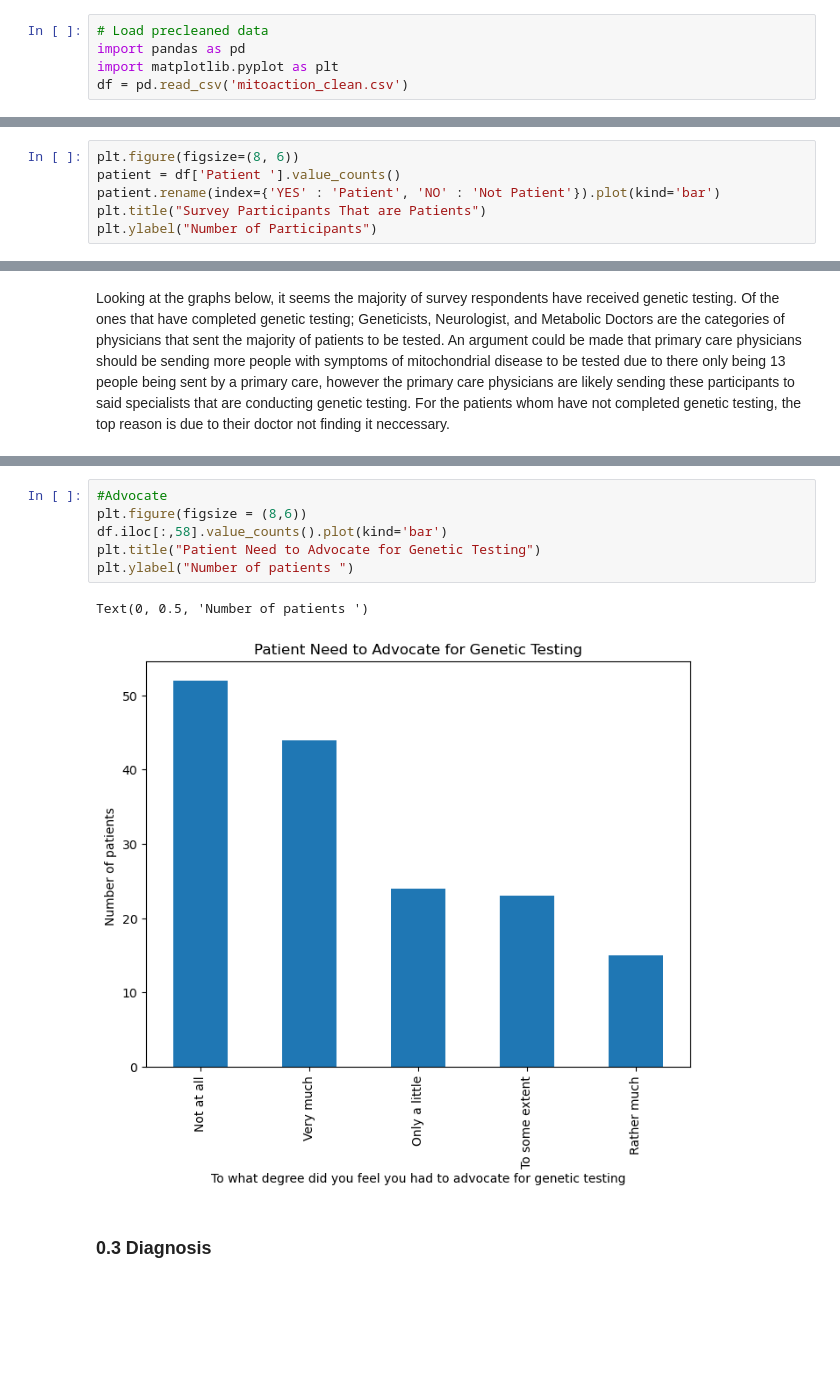
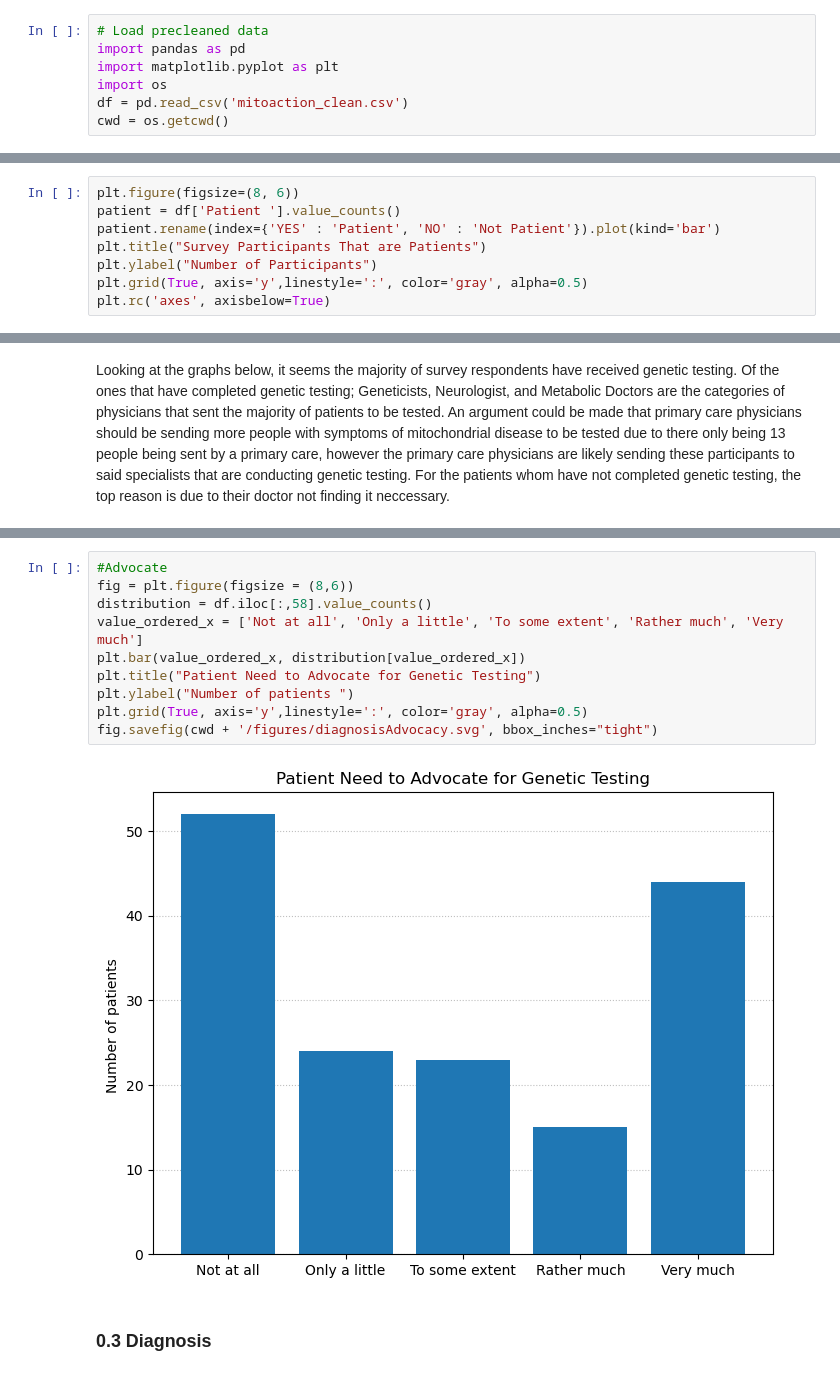
Before and after one commit to abigailajamian/MitoAction-Survey, a Jupyter notebook: mtioaction.ipynb, the cells around one changed output, grey strips where cells are left out. Cells and saved outputs as stored; diff of their text form; blank space fills up the shorter version.

```diff
--- a/mtioaction.ipynb
+++ b/mtioaction.ipynb
@@ -10,7 +10,9 @@
 # Load precleaned data
 import pandas as pd
 import matplotlib.pyplot as plt
+import os
 df = pd.read_csv('mitoaction_clean.csv')
+cwd = os.getcwd()
 # %% [markdown]
 ###  0.1 Survey Demographics
 # %% [markdown]
@@ -41,4 +43,6 @@ patient = df['Patient '].value_counts()
 patient.rename(index={'YES' : 'Patient', 'NO' : 'Not Patient'}).plot(kind='bar')
 plt.title("Survey Participants That are Patients")
 plt.ylabel("Number of Participants")
+plt.grid(True, axis='y',linestyle=':', color='gray', alpha=0.5)
+plt.rc('axes', axisbelow=True)
 # %% [output]
@@ -114,13 +117,16 @@ Text(0, 0.5, 'Number of patients ')
 [figure]
 # %%
 #Advocate
-plt.figure(figsize = (8,6))
-df.iloc[:,58].value_counts().plot(kind='bar')
+fig = plt.figure(figsize = (8,6))
+distribution = df.iloc[:,58].value_counts()
+value_ordered_x = ['Not at all', 'Only a little', 'To some extent', 'Rather much', 'Very much']
+plt.bar(value_ordered_x, distribution[value_ordered_x])
 plt.title("Patient Need to Advocate for Genetic Testing")
 plt.ylabel("Number of patients ")
+plt.grid(True, axis='y',linestyle=':', color='gray', alpha=0.5)
+fig.savefig(cwd + '/figures/diagnosisAdvocacy.svg', bbox_inches="tight")
 # %% [output]
-Text(0, 0.5, 'Number of patients ')
-[figure, old version]
+[figure, new version]
 # %% [markdown]
 ### 0.3 Diagnosis
 # %% [markdown]
```
Also changed, not shown: parts of 22 cells of this notebook, 11 other files.
